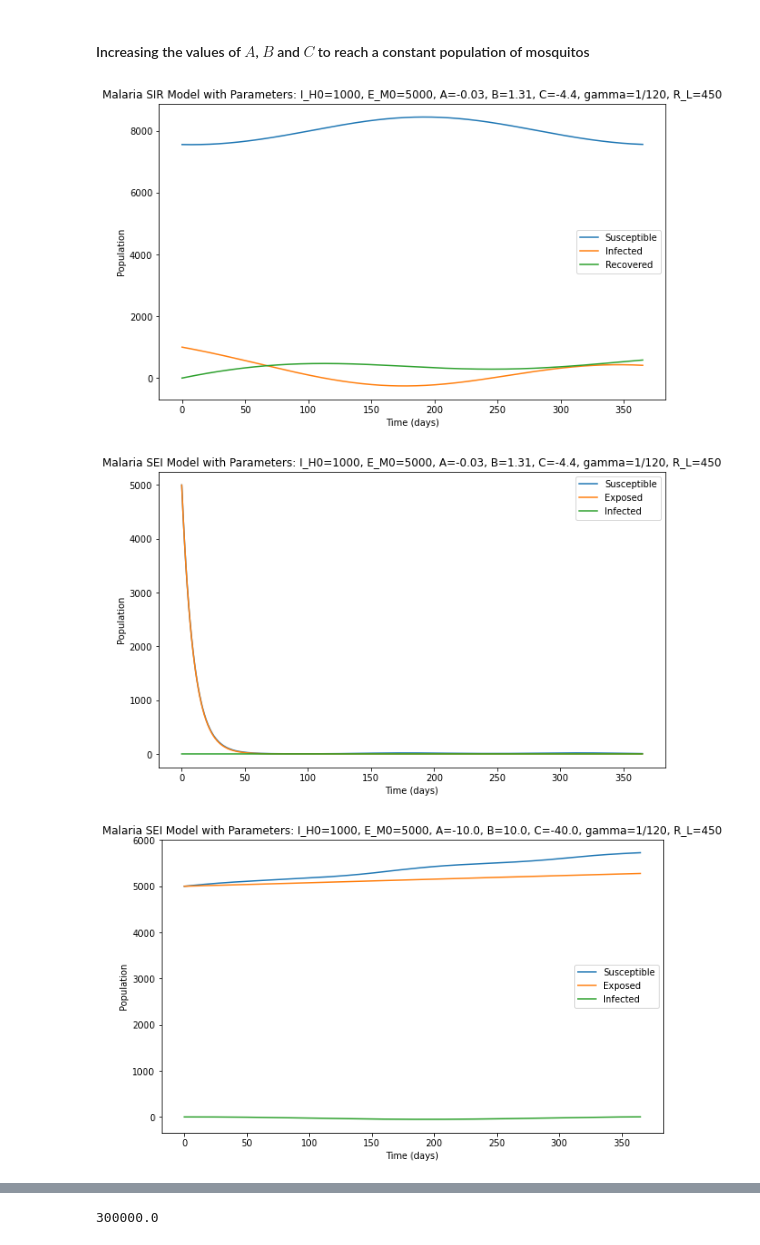
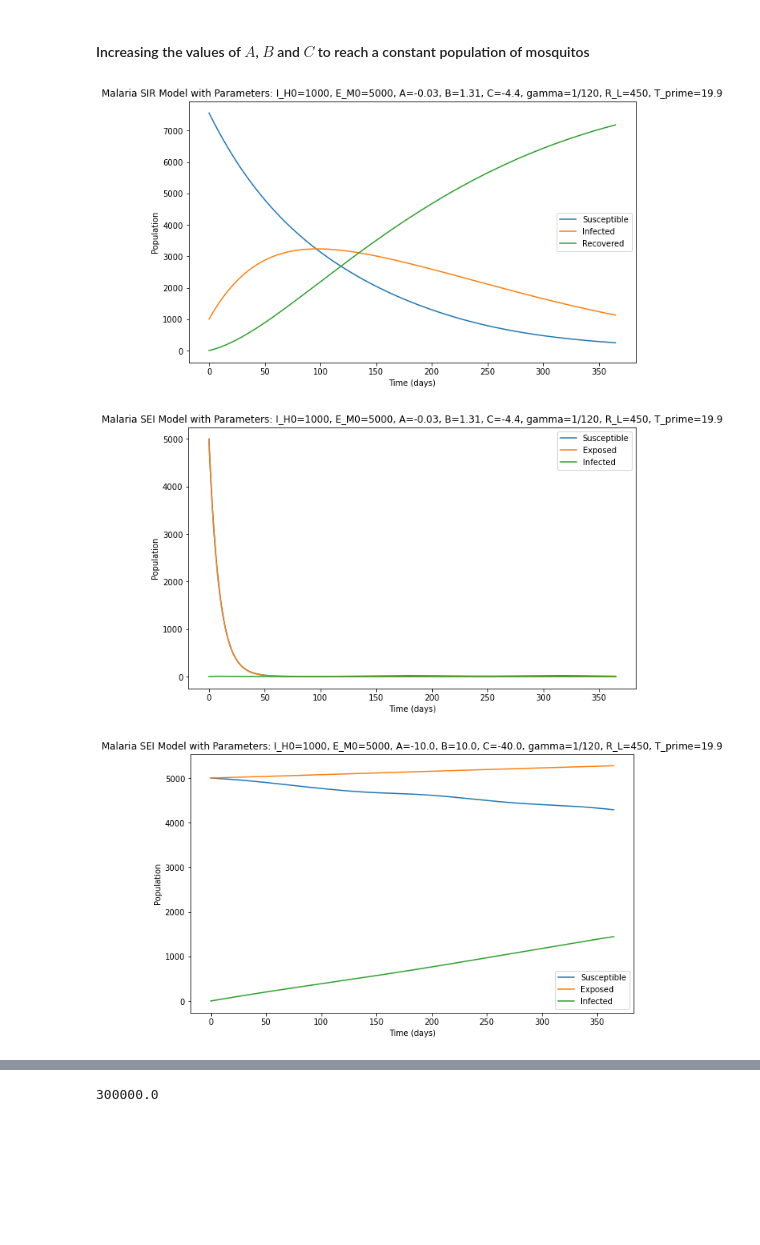
Before and after one commit to RaphaLevy/Undergraduate_Dissertation, a Jupyter notebook: modeling_files/Modifying_Constant_Parameters.ipynb, the cells around one changed output, grey strips where cells are left out. Drawn from its saved outputs; the diff is of its cells as text; code cells hidden in the pictures; blank space fills up the shorter version.

Commit message:
Corrects parameter T' in all files, includes R0 calculation

```diff
--- a/modeling_files/Modifying_Constant_Parameters.ipynb
+++ b/modeling_files/Modifying_Constant_Parameters.ipynb
@@ -19,6 +19,8 @@ from sympy import symbols, Eq, solve
 # %% [markdown]
 #### Increasing the values of $A$, $B$ and $C$ to reach a constant population of mosquitos
 # %%
+T_prime=19.9
+
 T1= 26.4
 T2= 0.025
 omega1= 0.017
@@ -121,7 +123,8 @@ def original_model(t, z, T1, T2, omega1, phi1, R1, R2, omega2, phi2,
 
     # Calculate the biting rate and transmission probability
     def a(Temp):
-        return (T_curr - T1) / D1
+        #return (T_curr - T1) / D1
+        return (T_curr - T_prime) / D1
 
     a_curr = a(T_curr)
 
@@ -147,25 +150,25 @@ args = (T1, T2, omega1, phi1, R1, R2, omega2, phi2,
 # %%
 t_eval = np.linspace(0, 365, 1000)  # Evaluate the solution at 1000 points between 0 and 365
 sol = solve_ivp(original_model, [0, 365], [S_H0, I_H0, 0, S_M0, E_M0, 0], args=args, dense_output=True, t_eval=t_eval, method="DOP853")
 #sol
 
 times = sol.t
 S_H, I_H, R_H, S_M, E_M, I_M = sol.y
 
 plt.figure(figsize=(10, 6))
 plt.plot(times, S_H, label='Susceptible')
 plt.plot(times, I_H, label='Infected')
 plt.plot(times, R_H, label='Recovered')
 
 plt.xlabel('Time (days)')
 plt.ylabel('Population')
-plt.title(f'Malaria SIR Model with Parameters: I_H0={I_H0}, E_M0={E_M0}, A={round(A, 2)}, B={round(B, 2)}, C={round(C, 2)}, gamma={gamma}, R_L={R_L}')
+plt.title(f'Malaria SIR Model with Parameters: I_H0={I_H0}, E_M0={E_M0}, A={round(A, 2)}, B={round(B, 2)}, C={round(C, 2)}, gamma={gamma}, R_L={R_L}, T_prime={round(T_prime, 2)}')
 
 plt.legend()
 
 plt.show()
 # %% [output]
-[figure, old version]
+[figure, new version]
 # %%
 t_eval = np.linspace(0, 365, 1000)  # Evaluate the solution at 1000 points between 0 and 365
 sol = solve_ivp(original_model, [0, 365], [S_H0, I_H0, 0, S_M0, E_M0, 0], args=args, dense_output=True, t_eval=t_eval, method="DOP853")
@@ -181,13 +184,13 @@ plt.plot(times, I_M, label='Infected')
 
 plt.xlabel('Time (days)')
 plt.ylabel('Population')
-plt.title(f'Malaria SEI Model with Parameters: I_H0={I_H0}, E_M0={E_M0}, A={round(A, 2)}, B={round(B, 2)}, C={round(C, 2)}, gamma={gamma}, R_L={R_L}')
+plt.title(f'Malaria SEI Model with Parameters: I_H0={I_H0}, E_M0={E_M0}, A={round(A, 2)}, B={round(B, 2)}, C={round(C, 2)}, gamma={gamma}, R_L={R_L}, T_prime={round(T_prime, 2)}')
 
 plt.legend()
 
 plt.show()
 # %% [output]
-[figure, old version]
+[figure, new version]
 # %%
 A=-10
 B=10
@@ -212,13 +215,13 @@ plt.plot(times, I_M, label='Infected')
 
 plt.xlabel('Time (days)')
 plt.ylabel('Population')
-plt.title(f'Malaria SEI Model with Parameters: I_H0={I_H0}, E_M0={E_M0}, A={round(A, 2)}, B={round(B, 2)}, C={round(C, 2)}, gamma={gamma}, R_L={R_L}')
+plt.title(f'Malaria SEI Model with Parameters: I_H0={I_H0}, E_M0={E_M0}, A={round(A, 2)}, B={round(B, 2)}, C={round(C, 2)}, gamma={gamma}, R_L={R_L}, T_prime={round(T_prime, 2)}')
 
 plt.legend()
 
 plt.show()
 # %% [output]
-[figure, old version]
+[figure, new version]
 # %%
 M=300000 #10000
 E_M0=50000
```
Also changed, not shown: parts of 15 cells of this notebook, 4 other files.
